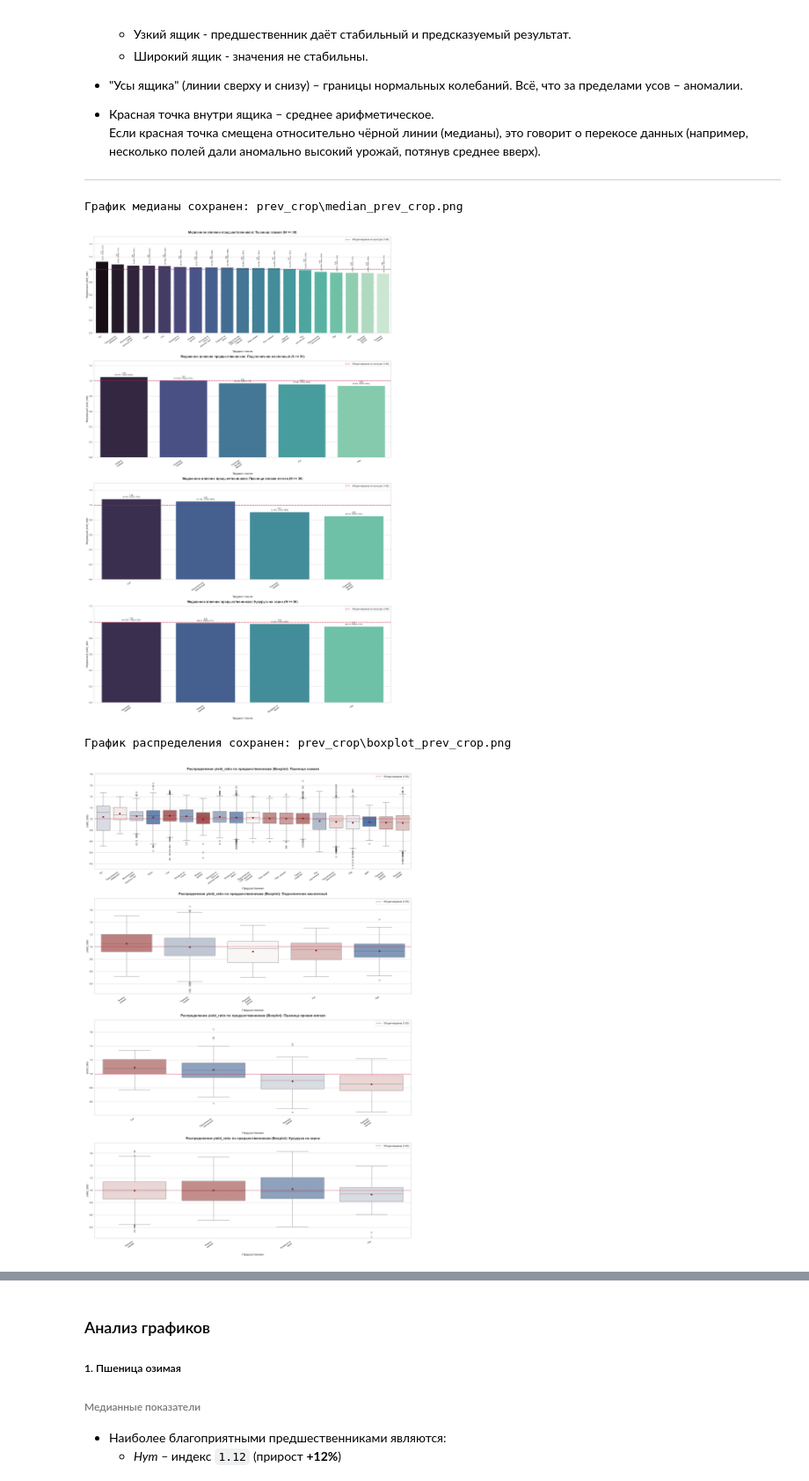
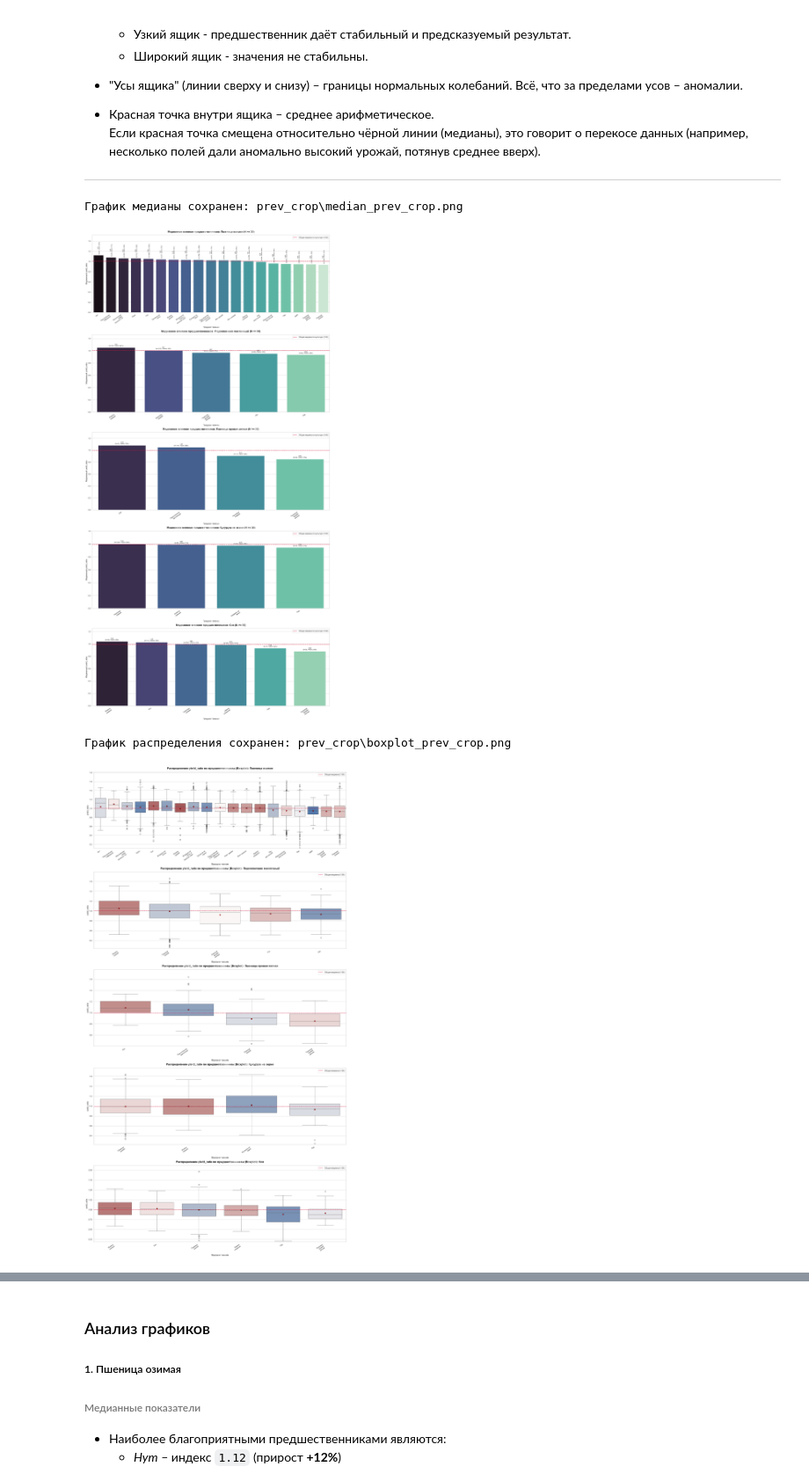
Before and after one commit to Bleckeid/stab, a Jupyter notebook: fields_stab_notebook.ipynb, the cells around one changed output, grey strips where cells are left out. Shown at 88% size. Cells and saved outputs as stored; diff of their text form; code cells hidden in the pictures.

```diff
--- a/fields_stab_notebook.ipynb
+++ b/fields_stab_notebook.ipynb
@@ -629,6 +629,7 @@ target_crops = [
     "Подсолнечник масличный",
     "Пшеница яровая мягкая",
     "Кукуруза на зерно",
+    "Соя"
 ]
 
 # убираем Пар, NaN и оставляем только целевые культуры
@@ -1379,6 +1383,7 @@ TARGET_CROPS = [
     "Подсолнечник масличный",
     "Пшеница яровая мягкая",
     "Кукуруза на зерно",
+    "Соя"
 ]
 MIN_SAMPLES = 30
 
@@ -1533,36 +1538,36 @@ for idx, culture in enumerate(TARGET_CROPS):
         meanprops={
             "marker": "o",
             "markerfacecolor": "red",
             "markeredgecolor": "black",
         },
     )
 
     benchmark = overall_medians[culture]
     ax.axhline(benchmark, color="crimson", linestyle="--", linewidth=1.5, label=f"Общая медиана ({benchmark:.2f})")
     ax.legend(loc="upper right", fontsize=11)
     ax.set_title(
         f"Распределение yield_ratio по предшественникам (Boxplot): {culture}",
         fontsize=15,
         fontweight="bold",
         pad=15,
     )
     ax.set_xlabel("Предшественник", fontsize=12, labelpad=10)
     ax.set_ylabel("yield_ratio", fontsize=12)
 
     max_val = crop_data[YIELD_COL].max()
     ax.set_ylim(bottom=crop_data[YIELD_COL].min() * 0.9, top=max_val * 1.08)
 
     plt.setp(ax.get_xticklabels(), rotation=35, ha="right", fontsize=9.5)
 
 file_path_box = os.path.join(OUTPUT_DIR, "boxplot_prev_crop.png")
 fig2.savefig(file_path_box, dpi=300, bbox_inches="tight")
 print(f"График распределения сохранен: {file_path_box}")
 plt.show()
 # %% [output]
 График медианы сохранен: prev_crop\median_prev_crop.png
-[figure, old version]
+[figure, new version]
 График распределения сохранен: prev_crop\boxplot_prev_crop.png
-[figure, old version]
+[figure, new version]
 # %%
 # для раскраски таблицы
 def highlight_performance(s):
```
Also changed, not shown: parts of 17 cells of this notebook.
